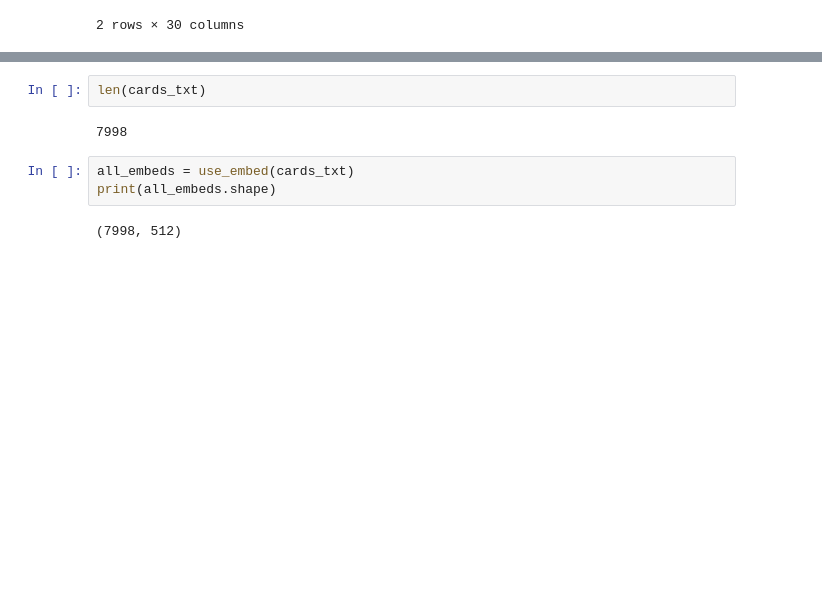
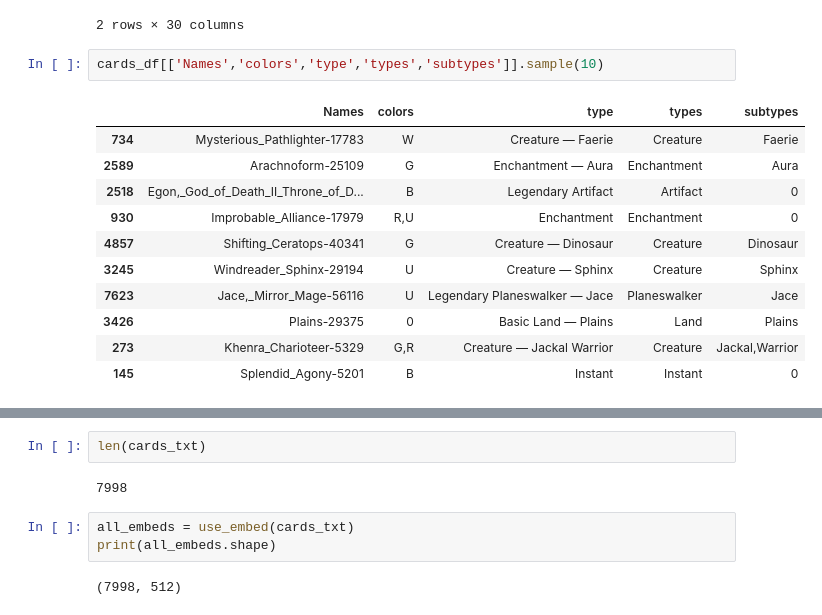
Before and after one commit to ledgerW/magicml, a Jupyter notebook: notebooks/mtgjson_sm_proc.ipynb, the cells around one changed output, grey strips where cells are left out. Saved outputs shown, nothing was run; the diff lists cells and outputs as text; blank space fills up the shorter version.

```diff
--- a/notebooks/mtgjson_sm_proc.ipynb
+++ b/notebooks/mtgjson_sm_proc.ipynb
@@ -703,3 +703,17 @@ cards_df.head(2)
 | 0 | Archon_of_Sun's_Grace-4754 | 4754 | 74983 | 94f05268-0d4f-4638-aec3-a85fc339e3a7 | Archon of Sun's Grace | W | Jumpstart Arena Exclusives | 4.0 | {2}{W}{W} | ... |
 | 1 | Banishing_Light-4755 | 4755 | 74986 | ca112bae-6ac5-4cdf-9e8c-1b99f7396995 | Banishing Light | W | Jumpstart Arena Exclusives | 3.0 | {2}{W} | ... |
 2 rows × 30 columns
+# %%
+cards_df[['Names','colors','type','types','subtypes']].sample(10)
+# %% [output]
+|  | Names | colors | type | types | subtypes |
+| 734 | Mysterious_Pathlighter-17783 | W | Creature — Faerie | Creature | Faerie |
+| 2589 | Arachnoform-25109 | G | Enchantment — Aura | Enchantment | Aura |
+| 2518 | Egon,_God_of_Death_II_Throne_of_D... | B | Legendary Artifact | Artifact | 0 |
+| 930 | Improbable_Alliance-17979 | R,U | Enchantment | Enchantment | 0 |
+| 4857 | Shifting_Ceratops-40341 | G | Creature — Dinosaur | Creature | Dinosaur |
+| 3245 | Windreader_Sphinx-29194 | U | Creature — Sphinx | Creature | Sphinx |
+| 7623 | Jace,_Mirror_Mage-56116 | U | Legendary Planeswalker — Jace | Planeswalker | Jace |
+| 3426 | Plains-29375 | 0 | Basic Land — Plains | Land | Plains |
+| 273 | Khenra_Charioteer-5329 | G,R | Creature — Jackal Warrior | Creature | Jackal,Warrior |
+| 145 | Splendid_Agony-5201 | B | Instant | Instant | 0 |
```
Also changed, not shown: parts of 11 cells of this notebook, 6 other files.
